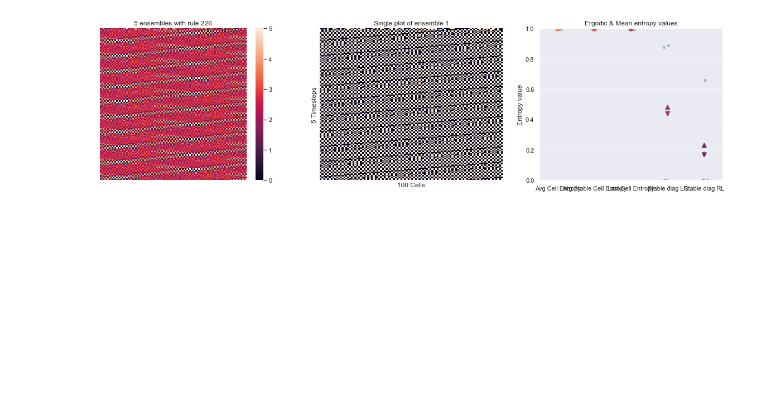
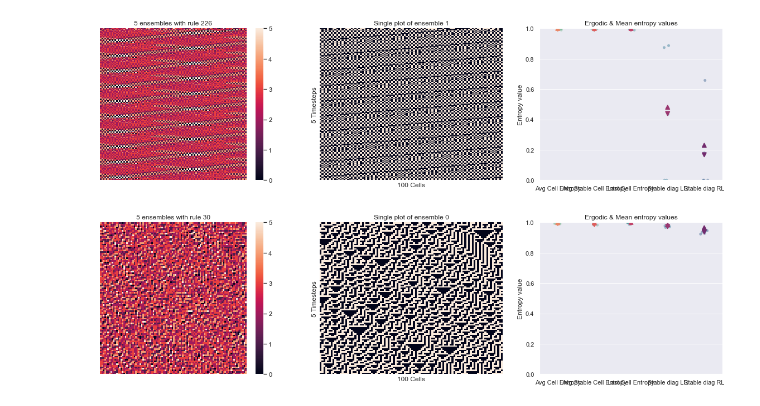
Before and after one commit to timjdavey/incoherence, a Jupyter notebook: notebooks/Generate CA results.ipynb, the cells around one changed output. Drawn from its saved outputs; the diff is of its cells as text; code cells hidden in the pictures; blank space fills up the shorter version.

Commit message:
demonstrating high complexity at ER graph tipping point

```diff
--- a/notebooks/Generate CA results.ipynb
+++ b/notebooks/Generate CA results.ipynb
@@ -184,6 +184,13 @@ z.analysis
 | 5 | 0.999711 | 0.999711 | 0.999711 | 0.479494 | 0.229123 |  | ... |
 | 6 | 0.004283 | 0.004279 | 0.004279 | 0.084606 | 0.269677 |  | ... |
 [figure]
+# %%
+x = CA1DEnsemble(30, 100, 5)
+x.run(100)
+x.analyse()
+x.plot()
+# %% [output]
+[figure, added]
 # %%
 for i in melted[melted['value'] < 0.1]['Rule']:
     lots[i].plot()
```
Also changed, not shown: 8 other files.
